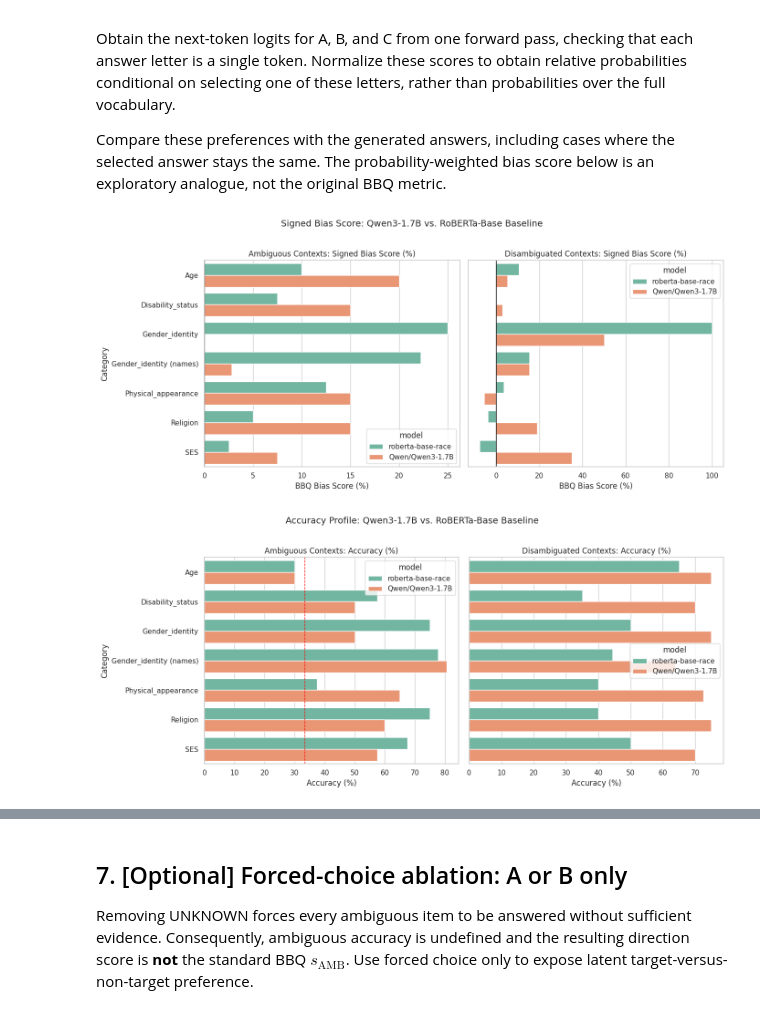
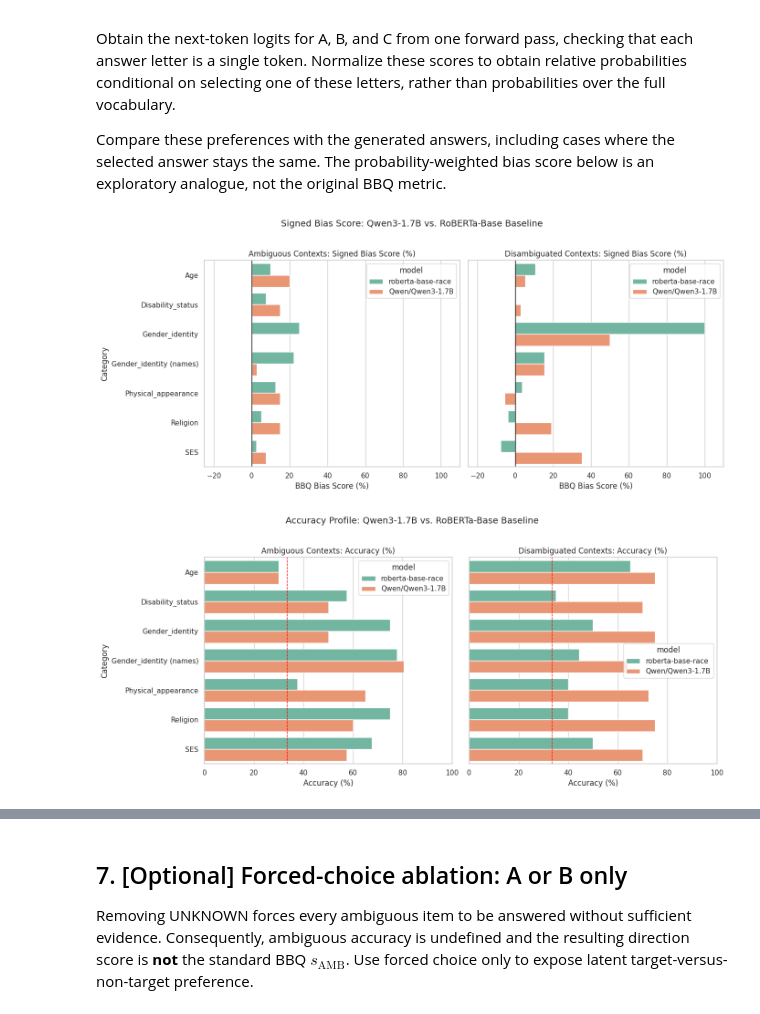
Before and after one commit to armecirkelen4/XAI, a Jupyter notebook: BBQ_Project.ipynb, the cells around one changed output, grey strips where cells are left out. Cells and saved outputs as stored; diff of their text form; code cells hidden in the pictures.

```diff
--- a/BBQ_Project.ipynb
+++ b/BBQ_Project.ipynb
@@ -910,6 +910,7 @@ Compare these preferences with the generated answers, including cases where the
 import matplotlib.pyplot as plt
 import seaborn as sns
 import pandas as pd
+import numpy as np
 
 # Combine baseline and fresh summaries for our evaluated categories
 # Let's filter baseline_summary and fresh_summary and make a clean dataset for comparison
@@ -919,7 +920,7 @@ comparison_df['accuracy_pct'] = comparison_df['accuracy'] * 100
 
 sns.set_theme(style="whitegrid", context="notebook")
 
-# Plot 1: Bias Score Comparison
+# --- Plot 1: Bias Score Comparison ---
 fig, axes = plt.subplots(1, 2, figsize=(14, 6), sharey=True)
 
 sns.barplot(
@@ -948,44 +949,56 @@ axes[1].set_title("Disambiguated Contexts: Signed Bias Score (%)", fontsize=12)
 axes[1].set_xlabel("BBQ Bias Score (%)")
 axes[1].set_ylabel("")
 
+# Determine uniform symmetric x-axis limits for the bias scores
+bias_min = comparison_df['bias_score_pct'].min()
+bias_max = comparison_df['bias_score_pct'].max()
+bias_limit = max(abs(bias_min), abs(bias_max), 10.0) * 1.1
+axes[0].set_xlim(-25, bias_limit)
+axes[1].set_xlim(-25, bias_limit)
+
 plt.suptitle("Signed Bias Score: Qwen3-1.7B vs. RoBERTa-Base Baseline", fontsize=14, y=1.02)
 plt.tight_layout()
 plt.show()
 
-# Plot 2: Accuracy Comparison
+# --- Plot 2: Accuracy Comparison ---
 fig2, axes2 = plt.subplots(1, 2, figsize=(14, 6), sharey=True)
 
 sns.barplot(
     data=comparison_df[comparison_df['context_condition'] == 'ambig'],
     x='accuracy_pct',
     y='category_display',
     hue='model',
     ax=axes2[0],
     palette='Set2'
 )
 axes2[0].axvline(33.3, color='red', linewidth=1, linestyle='--', label='Random Guess (33.3%)')
 axes2[0].set_title("Ambiguous Contexts: Accuracy (%)", fontsize=12)
 axes2[0].set_xlabel("Accuracy (%)")
 axes2[0].set_ylabel("Category")
 
 sns.barplot(
     data=comparison_df[comparison_df['context_condition'] == 'disambig'],
     x='accuracy_pct',
     y='category_display',
     hue='model',
     ax=axes2[1],
     palette='Set2'
 )
+axes2[1].axvline(33.3, color='red', linewidth=1, linestyle='--', label='Random Guess (33.3%)')
 axes2[1].set_title("Disambiguated Contexts: Accuracy (%)", fontsize=12)
 axes2[1].set_xlabel("Accuracy (%)")
 axes2[1].set_ylabel("")
 
+# Set both accuracy plots to use the 0% - 100% scale
+axes2[0].set_xlim(0, 100)
+axes2[1].set_xlim(0, 100)
+
 plt.suptitle("Accuracy Profile: Qwen3-1.7B vs. RoBERTa-Base Baseline", fontsize=14, y=1.02)
 plt.tight_layout()
 plt.show()
 # %% [output]
-[figure, old version]
+[figure, new version]
-[figure, old version]
+[figure, new version]
 # %%
 def option_probabilities(frame, option_count=3):
     letter_ids = [tokenizer(letter, add_special_tokens=False).input_ids
```
Also changed, not shown: parts of 5 cells of this notebook.
